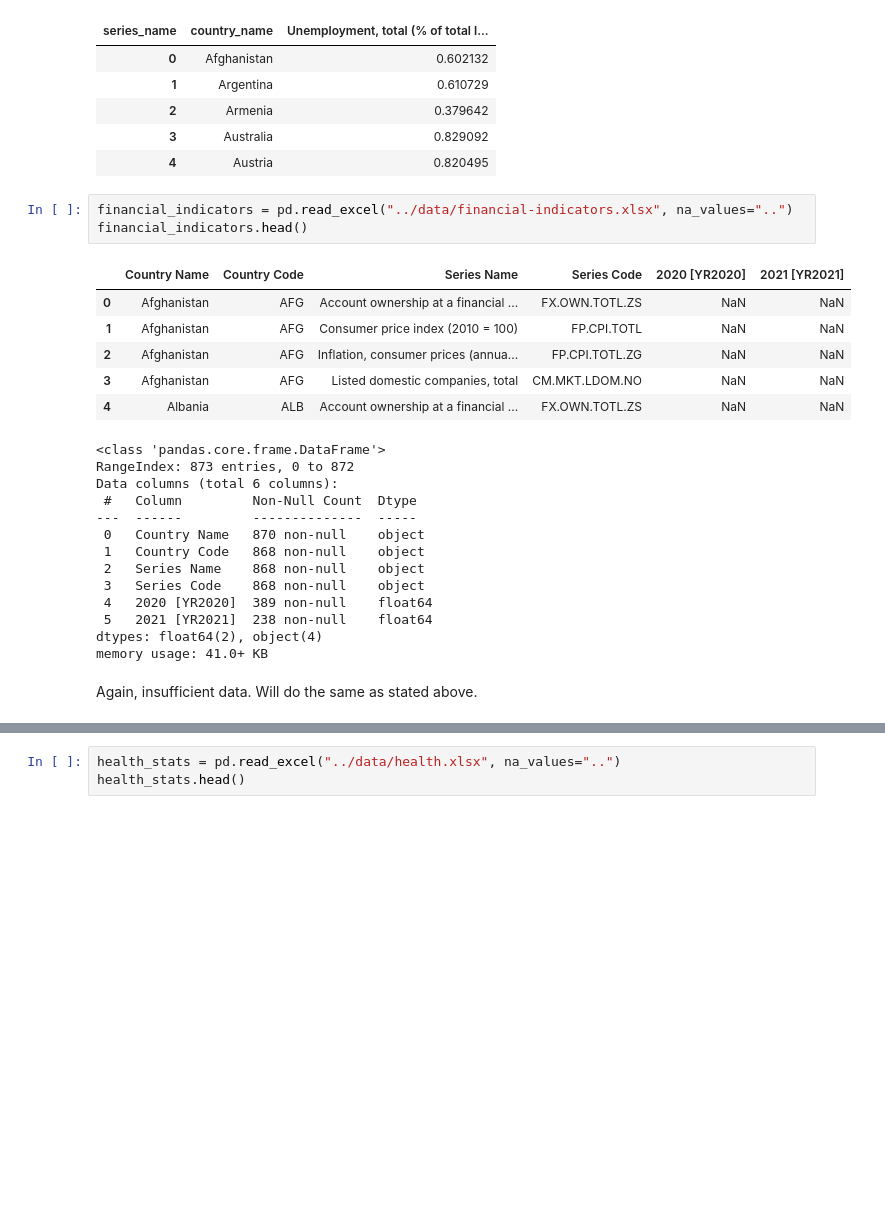
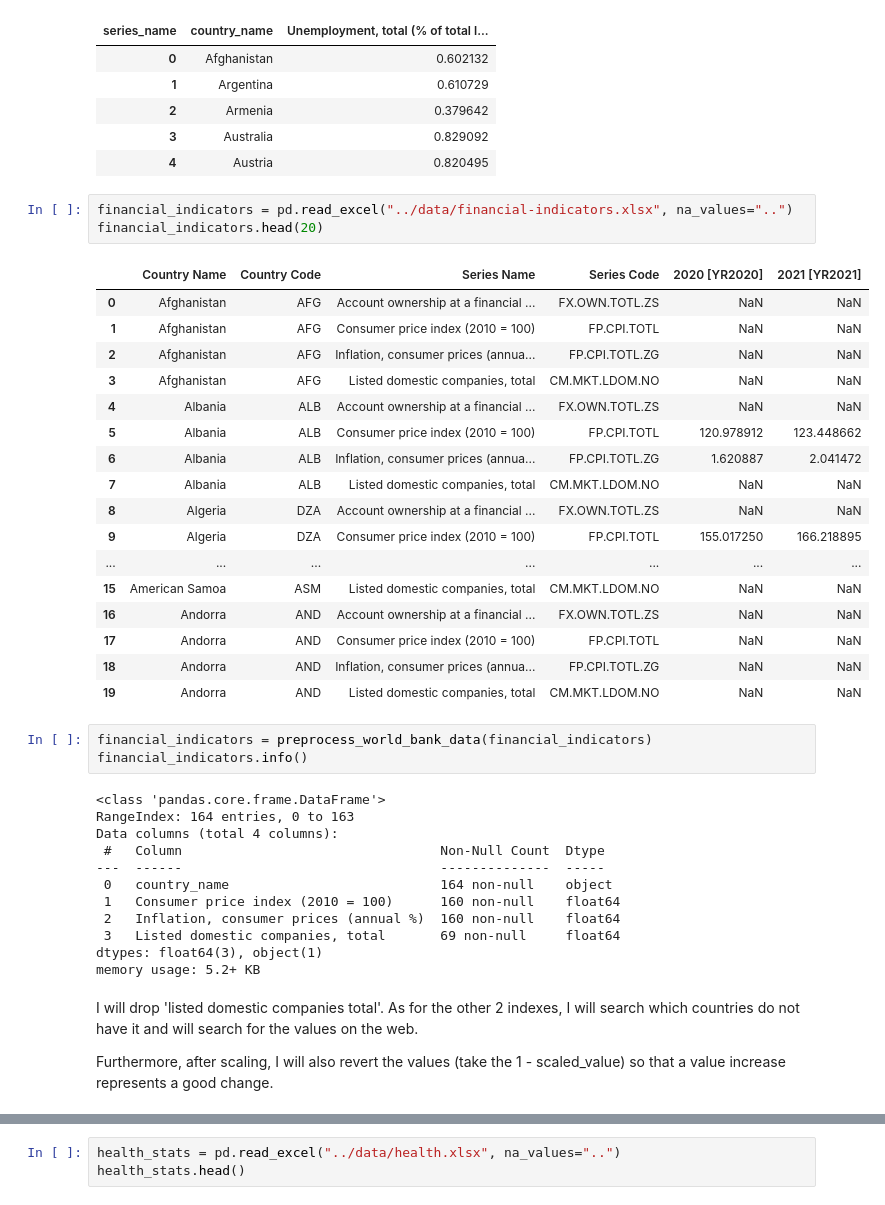
Before and after one commit to andrei-trofin/country-selector, a Jupyter notebook: notebooks/1. Data Preprocessing.ipynb, the cells around one changed output, grey strips where cells are left out. Cells and saved outputs as stored; diff of their text form; blank space fills up the shorter version.

Commit message:
preprocess data WIP #1

```diff
--- a/notebooks/1. Data Preprocessing.ipynb
+++ b/notebooks/1. Data Preprocessing.ipynb
@@ -467,28 +348,41 @@ employment_stats.head()
 | 4 | Austria | 0.820495 |
 # %%
 financial_indicators = pd.read_excel("../data/financial-indicators.xlsx", na_values="..")
-financial_indicators.head()
+financial_indicators.head(20)
 # %% [output]
 |  | Country Name | Country Code | Series Name | Series Code | 2020 [YR2020] | 2021 [YR2021] |
 | 0 | Afghanistan | AFG | Account ownership at a financial ... | FX.OWN.TOTL.ZS | NaN | NaN |
 | 1 | Afghanistan | AFG | Consumer price index (2010 = 100) | FP.CPI.TOTL | NaN | NaN |
 | 2 | Afghanistan | AFG | Inflation, consumer prices (annua... | FP.CPI.TOTL.ZG | NaN | NaN |
 | 3 | Afghanistan | AFG | Listed domestic companies, total | CM.MKT.LDOM.NO | NaN | NaN |
 | 4 | Albania | ALB | Account ownership at a financial ... | FX.OWN.TOTL.ZS | NaN | NaN |
+| 5 | Albania | ALB | Consumer price index (2010 = 100) | FP.CPI.TOTL | 120.978912 | 123.448662 |
+| 6 | Albania | ALB | Inflation, consumer prices (annua... | FP.CPI.TOTL.ZG | 1.620887 | 2.041472 |
+| 7 | Albania | ALB | Listed domestic companies, total | CM.MKT.LDOM.NO | NaN | NaN |
+| 8 | Algeria | DZA | Account ownership at a financial ... | FX.OWN.TOTL.ZS | NaN | NaN |
+| 9 | Algeria | DZA | Consumer price index (2010 = 100) | FP.CPI.TOTL | 155.017250 | 166.218895 |
+| ... | ... | ... | ... | ... | ... | ... |
+| 15 | American Samoa | ASM | Listed domestic companies, total | CM.MKT.LDOM.NO | NaN | NaN |
+| 16 | Andorra | AND | Account ownership at a financial ... | FX.OWN.TOTL.ZS | NaN | NaN |
+| 17 | Andorra | AND | Consumer price index (2010 = 100) | FP.CPI.TOTL | NaN | NaN |
+| 18 | Andorra | AND | Inflation, consumer prices (annua... | FP.CPI.TOTL.ZG | NaN | NaN |
+| 19 | Andorra | AND | Listed domestic companies, total | CM.MKT.LDOM.NO | NaN | NaN |
 # %%
+financial_indicators = preprocess_world_bank_data(financial_indicators)
+financial_indicators.info()
 # %% [output]
 <class 'pandas.core.frame.DataFrame'>
-RangeIndex: 873 entries, 0 to 872
-Data columns (total 6 columns):
- #   Column         Non-Null Count  Dtype
----  ------         --------------  -----
- 0   Country Name   870 non-null    object
- 1   Country Code   868 non-null    object
- 2   Series Name    868 non-null    object
- 3   Series Code    868 non-null    object
- 4   2020 [YR2020]  389 non-null    float64
- 5   2021 [YR2021]  238 non-null    float64
-dtypes: float64(2), object(4)
-memory usage: 41.0+ KB
+RangeIndex: 164 entries, 0 to 163
+Data columns (total 4 columns):
+ #   Column                                 Non-Null Count  Dtype
+---  ------                                 --------------  -----
+ 0   country_name                           164 non-null    object
+ 1   Consumer price index (2010 = 100)      160 non-null    float64
+ 2   Inflation, consumer prices (annual %)  160 non-null    float64
+ 3   Listed domestic companies, total       69 non-null     float64
+dtypes: float64(3), object(1)
+memory usage: 5.2+ KB
 # %% [markdown]
-Again, insufficient data. Will do the same as stated above.
+I will drop 'listed domestic companies total'. As for the other 2 indexes, I will search which countries do not have it and will search for the values on the web.
+
+Furthermore, after scaling, I will also revert the values (take the 1 - scaled_value) so that a value increase represents a good change.
```
Also changed, not shown: parts of 89 cells of this notebook, 4 other files.
